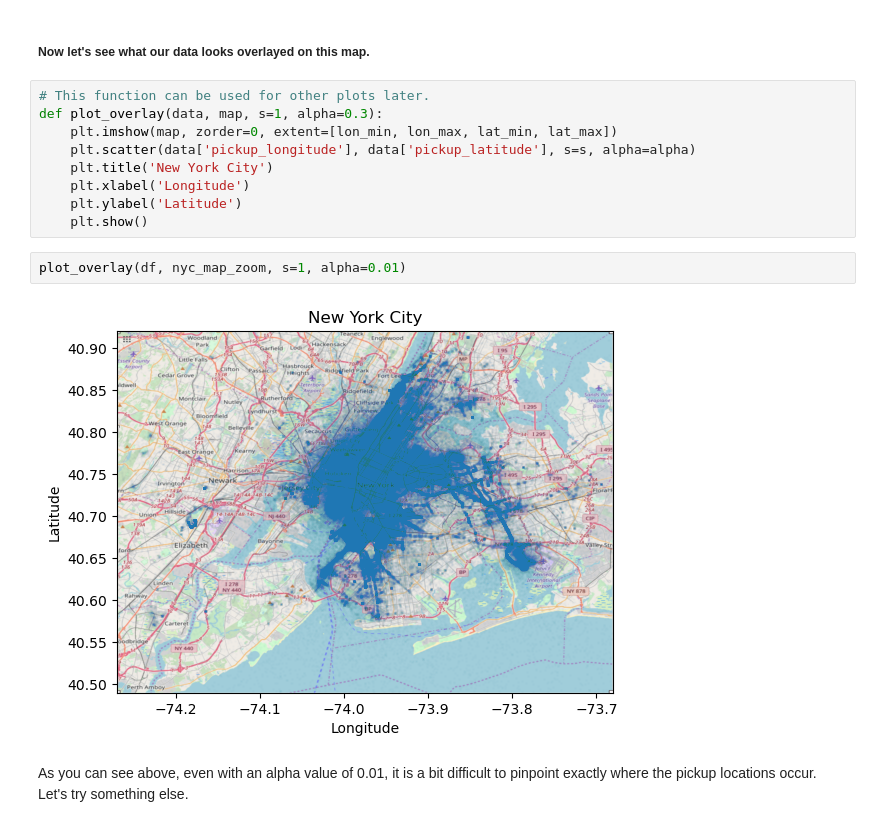
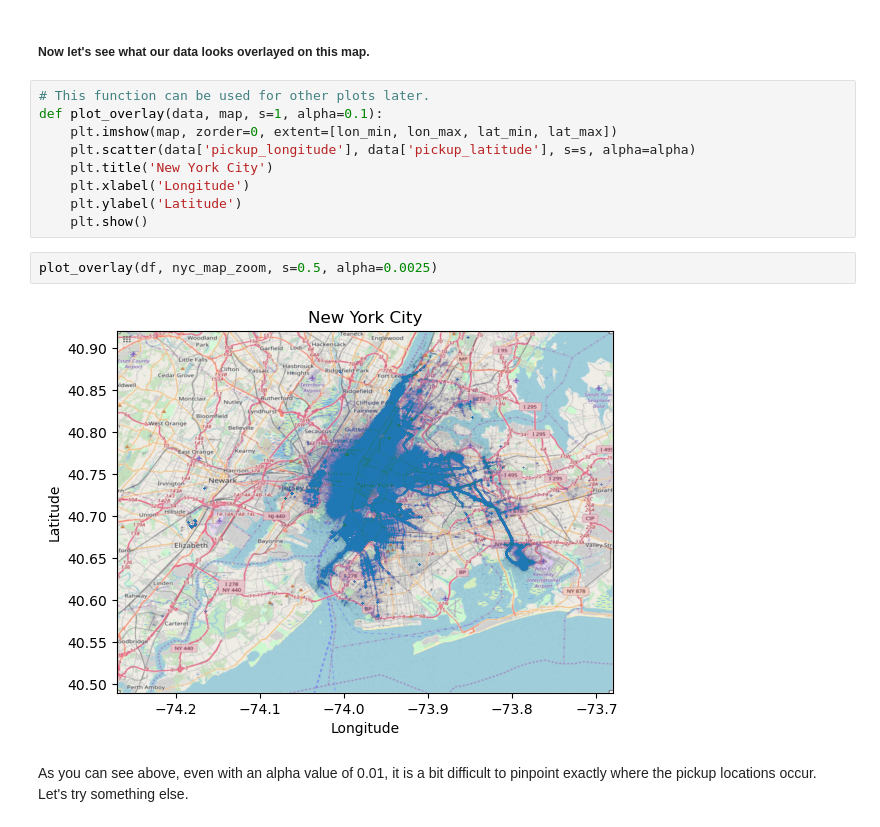
Before and after one commit to mwshumway/nyc_taxi, a Jupyter notebook: visualization/explore_latlon_data.ipynb, the cells around one changed output. Cells and saved outputs as stored; diff of their text form.

```diff
--- a/visualization/explore_latlon_data.ipynb
+++ b/visualization/explore_latlon_data.ipynb
@@ -104,7 +104,7 @@ plt.show()
 ##### Now let's see what our data looks overlayed on this map.
 # %%
 # This function can be used for other plots later.
-def plot_overlay(data, map, s=1, alpha=0.3):
+def plot_overlay(data, map, s=1, alpha=0.1):
     plt.imshow(map, zorder=0, extent=[lon_min, lon_max, lat_min, lat_max])
     plt.scatter(data['pickup_longitude'], data['pickup_latitude'], s=s, alpha=alpha)
     plt.title('New York City')
@@ -112,9 +112,9 @@ def plot_overlay(data, map, s=1, alpha=0.3):
     plt.ylabel('Latitude')
     plt.show()
 # %%
-plot_overlay(df, nyc_map_zoom, s=1, alpha=0.01)
+plot_overlay(df, nyc_map_zoom, s=0.5, alpha=0.0025)
 # %% [output]
-[figure, old version]
+[figure, new version]
 # %% [markdown]
 As you can see above, even with an alpha value of 0.01, it is a bit difficult to pinpoint exactly where the pickup locations occur. Let's try something else.
 # %%
```
Also changed, not shown: 1 other file.
